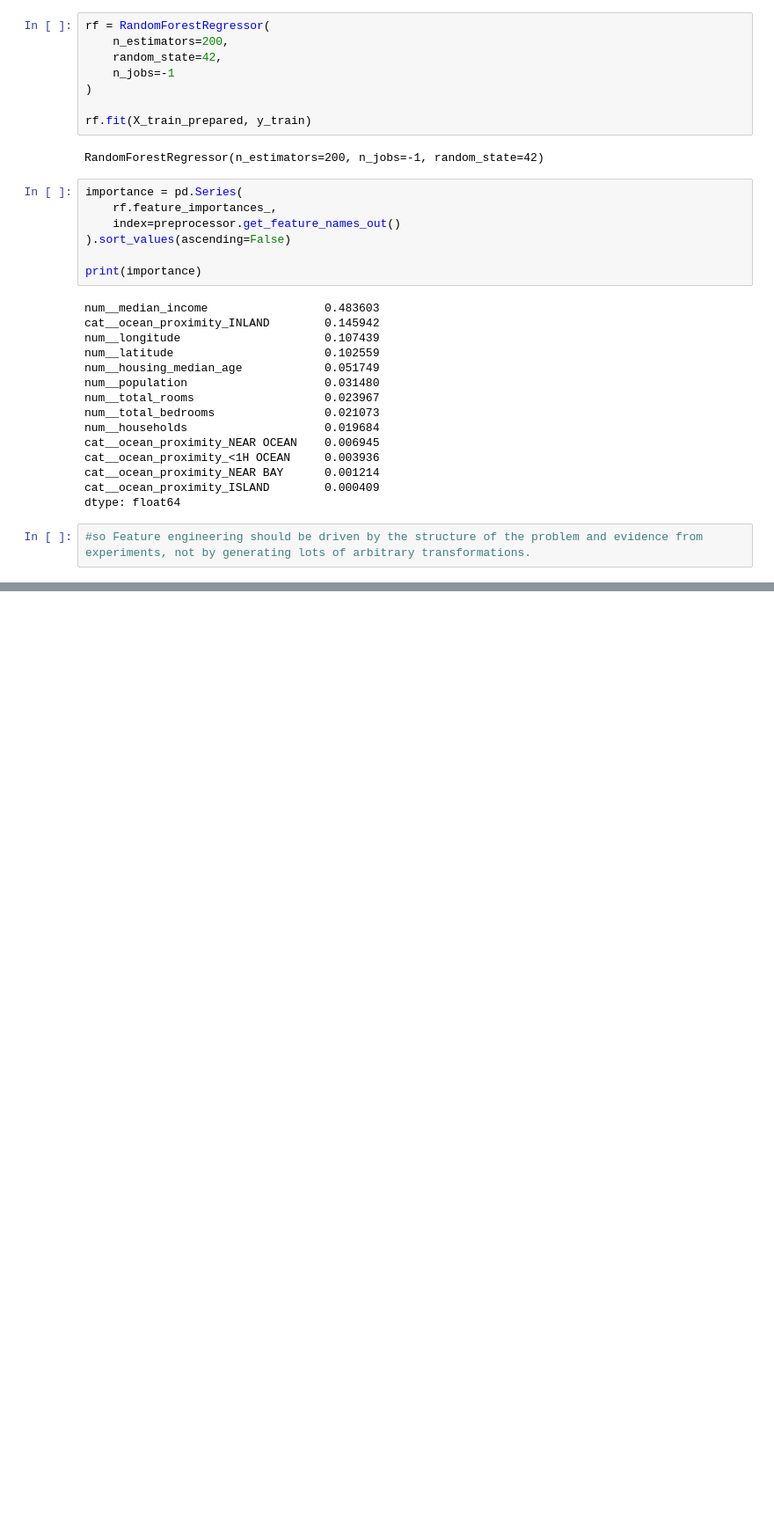
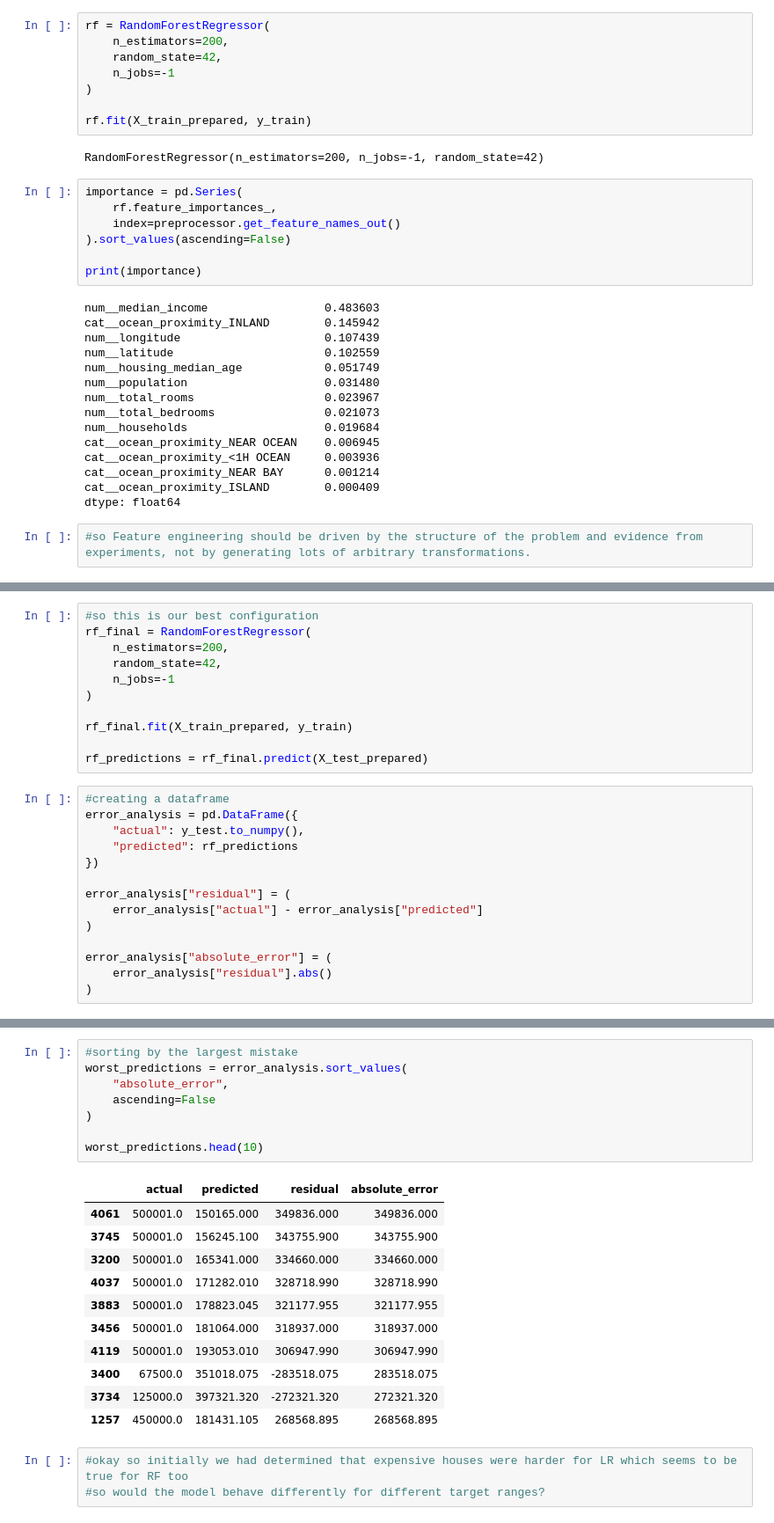
Before and after one commit to Mahnoor-Asad-Khan/day06-08--machine-learning-workflow, a Jupyter notebook: pandas_foundations.ipynb, the cells around one changed output, grey strips where cells are left out. Shown at 88% size. Drawn from its saved outputs; the diff is of its cells as text; blank space fills up the shorter version.

Commit message:
Analyze Random Forest prediction errors

```diff
--- a/pandas_foundations.ipynb
+++ b/pandas_foundations.ipynb
@@ -1226,0 +1230,25 @@ dtype: float64
+# %%
+#so this is our best configuration
+rf_final = RandomForestRegressor(
+    n_estimators=200,
+    random_state=42,
+    n_jobs=-1
+)
+
+rf_final.fit(X_train_prepared, y_train)
+
+rf_predictions = rf_final.predict(X_test_prepared)
+# %%
+#creating a dataframe
+error_analysis = pd.DataFrame({
+    "actual": y_test.to_numpy(),
+    "predicted": rf_predictions
+})
+
+error_analysis["residual"] = (
+    error_analysis["actual"] - error_analysis["predicted"]
+)
+
+error_analysis["absolute_error"] = (
+    error_analysis["residual"].abs()
+)
@@ -1226,0 +1265,23 @@ dtype: float64
+# %%
+#sorting by the largest mistake
+worst_predictions = error_analysis.sort_values(
+    "absolute_error",
+    ascending=False
+)
+
+worst_predictions.head(10)
+# %% [output]
+|  | actual | predicted | residual | absolute_error |
+| 4061 | 500001.0 | 150165.000 | 349836.000 | 349836.000 |
+| 3745 | 500001.0 | 156245.100 | 343755.900 | 343755.900 |
+| 3200 | 500001.0 | 165341.000 | 334660.000 | 334660.000 |
+| 4037 | 500001.0 | 171282.010 | 328718.990 | 328718.990 |
+| 3883 | 500001.0 | 178823.045 | 321177.955 | 321177.955 |
+| 3456 | 500001.0 | 181064.000 | 318937.000 | 318937.000 |
+| 4119 | 500001.0 | 193053.010 | 306947.990 | 306947.990 |
+| 3400 | 67500.0 | 351018.075 | -283518.075 | 283518.075 |
+| 3734 | 125000.0 | 397321.320 | -272321.320 | 272321.320 |
+| 1257 | 450000.0 | 181431.105 | 268568.895 | 268568.895 |
+# %%
+#okay so initially we had determined that expensive houses were harder for LR which seems to be true for RF too
+#so would the model behave differently for different target ranges?
```
Also changed, not shown: parts of 8 cells of this notebook.
